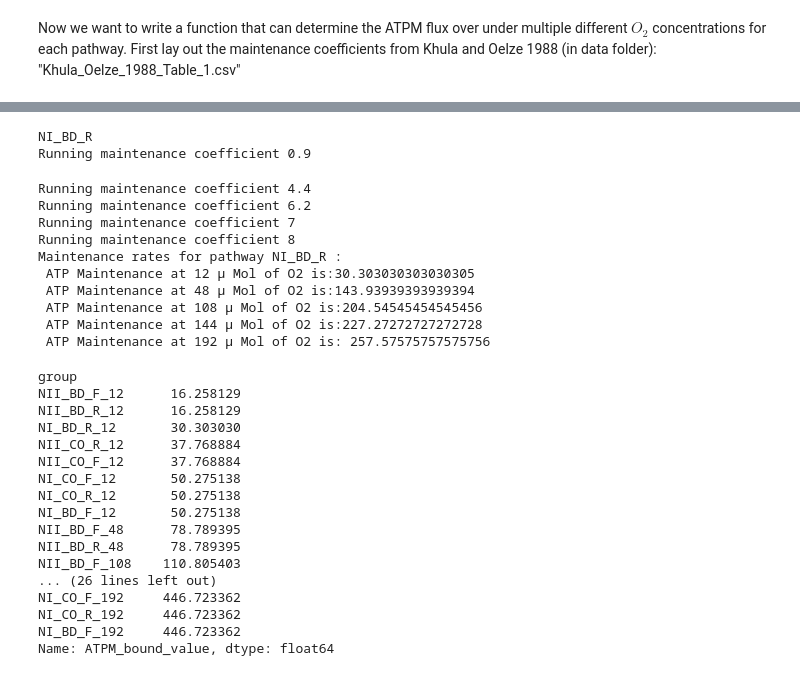
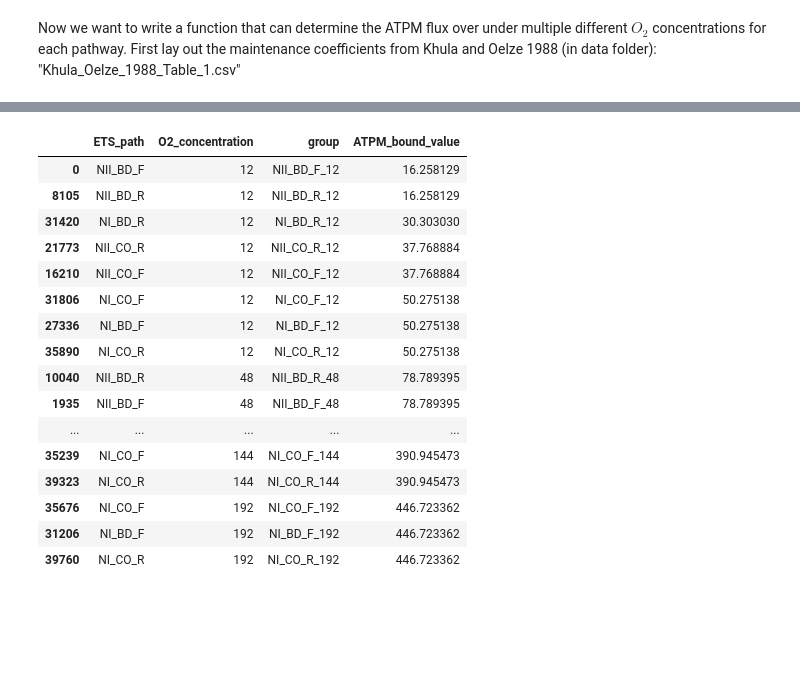
Before and after one commit to alexander-alleman/Azotobactervinelandii_metabolicmodel, a Jupyter notebook: Notebooks/ETS_Maintenance_Energy.ipynb, the cells around one changed output, grey strips where cells are left out. Cells and saved outputs as stored; diff of their text form; code cells hidden in the pictures; blank space fills up the shorter version.

```diff
--- a/Notebooks/ETS_Maintenance_Energy.ipynb
+++ b/Notebooks/ETS_Maintenance_Energy.ipynb
@@ -307,17 +323 @@ Maintenance rates for pathway NI_CO_R :
-# %%
-#check that it works for a single pathway
-determine_maintenance("../Data/Models/iAA1300_C.json", NI_BD_R, 0, 750, 100, Maintenance_coefficient, O2_concentration,  "NI_BD_R")
-# %% [output]
-NI_BD_R
-Running maintenance coefficient 0.9
-Running maintenance coefficient 4.4
-Running maintenance coefficient 6.2
-Running maintenance coefficient 7
-Running maintenance coefficient 8
-Maintenance rates for pathway NI_BD_R :
- ATP Maintenance at 12 μ Mol of O2 is:30.303030303030305
- ATP Maintenance at 48 μ Mol of O2 is:143.93939393939394
- ATP Maintenance at 108 μ Mol of O2 is:204.54545454545456
- ATP Maintenance at 144 μ Mol of O2 is:227.27272727272728
- ATP Maintenance at 192 μ Mol of O2 is: 257.57575757575756
 # %%
@@ -337,28 +337,35 @@ all_paths_df = pd.concat(li, axis=0, ignore_index=True)
 # %%
 #make path and O2 concentration variable
 all_paths_df["group"] = all_paths_df["ETS_path"].astype(str) + "_" + all_paths_df["O2_concentration"].astype(str)
 #select only zero growth rates
 all_paths_df_0 = all_paths_df[all_paths_df["Growth_Rate"] == 0]
+
 #find minimum ATPM_bound for each group
 all_paths_df_min = all_paths_df_0.groupby('group')['ATPM_bound_value'].min()
-all_paths_df_min.astype(int)
-all_paths_df_min.sort_values(ascending=True, inplace = True)
-all_paths_df_min
+
+#This gives a series with the ATPM number and group as the index will merge with label colums
+all_paths_df_label = all_paths_df_0[['ETS_path', 'O2_concentration', 'group']]
+all_paths_df_merge = pd.merge(all_paths_df_label, all_paths_df_min, on = 'group').drop_duplicates()
+all_paths_df_merge.head()
+
+#lets sort with minimum ATPM_bound
+
+all_paths_df_merge.sort_values(ascending=True, by = 'ATPM_bound_value')
 # %% [output]
-group
-NII_BD_F_12      16.258129
-NII_BD_R_12      16.258129
-NI_BD_R_12       30.303030
-NII_CO_R_12      37.768884
-NII_CO_F_12      37.768884
-NI_CO_F_12       50.275138
-NI_CO_R_12       50.275138
-NI_BD_F_12       50.275138
-NII_BD_F_48      78.789395
-NII_BD_R_48      78.789395
-NII_BD_F_108    110.805403
-... (26 lines left out)
-NI_CO_F_192     446.723362
-NI_CO_R_192     446.723362
-NI_BD_F_192     446.723362
-Name: ATPM_bound_value, dtype: float64
+|  | ETS_path | O2_concentration | group | ATPM_bound_value |
+| 0 | NII_BD_F | 12 | NII_BD_F_12 | 16.258129 |
+| 8105 | NII_BD_R | 12 | NII_BD_R_12 | 16.258129 |
+| 31420 | NI_BD_R | 12 | NI_BD_R_12 | 30.303030 |
+| 21773 | NII_CO_R | 12 | NII_CO_R_12 | 37.768884 |
+| 16210 | NII_CO_F | 12 | NII_CO_F_12 | 37.768884 |
+| 31806 | NI_CO_F | 12 | NI_CO_F_12 | 50.275138 |
+| 27336 | NI_BD_F | 12 | NI_BD_F_12 | 50.275138 |
+| 35890 | NI_CO_R | 12 | NI_CO_R_12 | 50.275138 |
+| 10040 | NII_BD_R | 48 | NII_BD_R_48 | 78.789395 |
+| 1935 | NII_BD_F | 48 | NII_BD_F_48 | 78.789395 |
+| ... | ... | ... | ... | ... |
+| 35239 | NI_CO_F | 144 | NI_CO_F_144 | 390.945473 |
+| 39323 | NI_CO_R | 144 | NI_CO_R_144 | 390.945473 |
+| 35676 | NI_CO_F | 192 | NI_CO_F_192 | 446.723362 |
+| 31206 | NI_BD_F | 192 | NI_BD_F_192 | 446.723362 |
+| 39760 | NI_CO_R | 192 | NI_CO_R_192 | 446.723362 |
```
Also changed, not shown: parts of 12 cells of this notebook, 16 other files.
